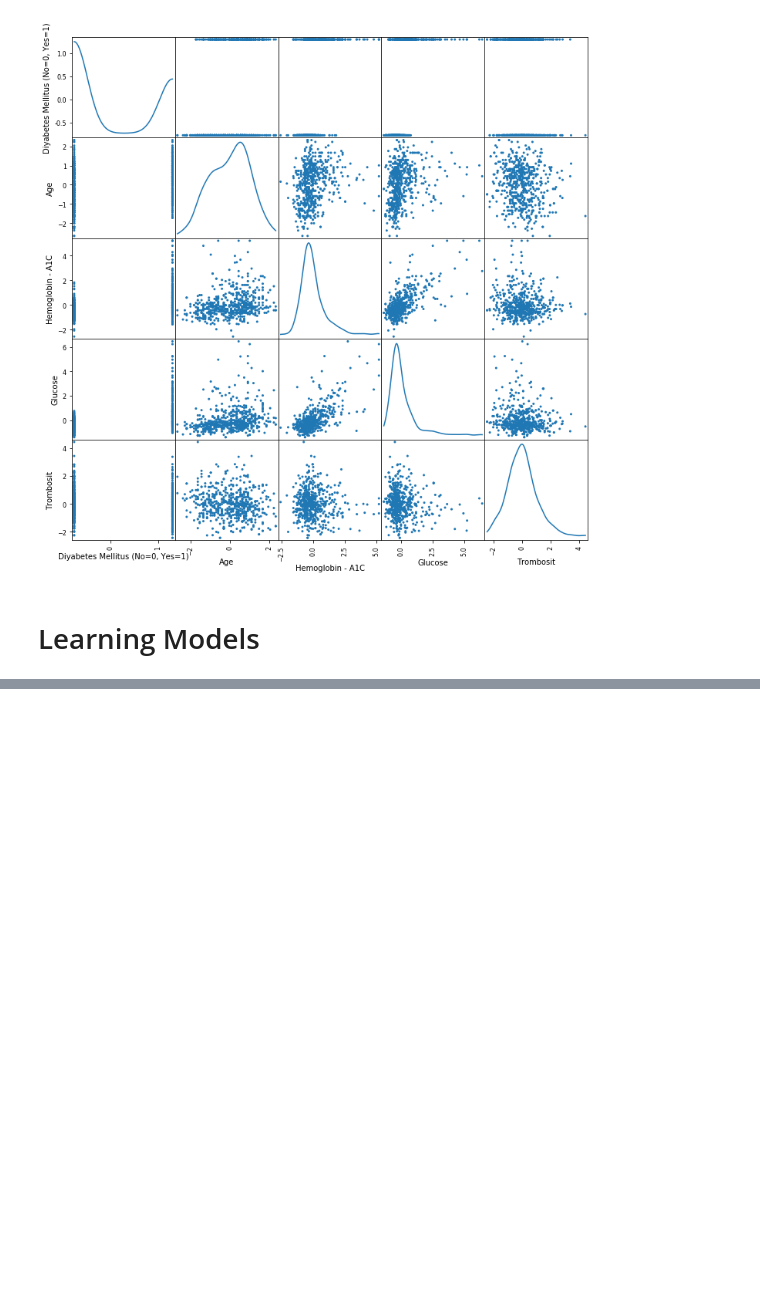
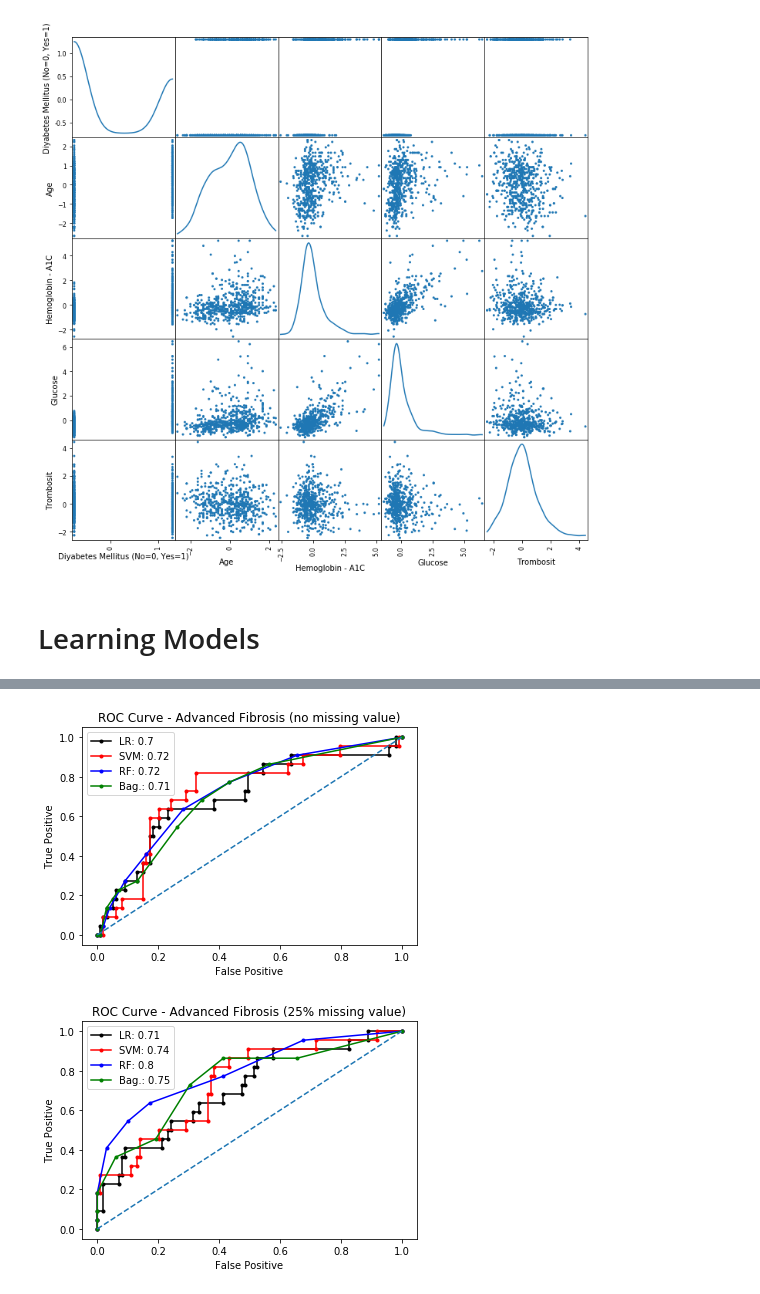
Before and after one commit to ali0jn/Nonalcoholic-Fatty-Liver-Disease, a Jupyter notebook: NAFLD.ipynb, the cells around one changed output, grey strips where cells are left out. Saved outputs shown, nothing was run; the diff lists cells and outputs as text; code cells hidden in the pictures; blank space fills up the shorter version.

```diff
--- a/NAFLD.ipynb
+++ b/NAFLD.ipynb
@@ -336,0 +284,6 @@ plot_roc_curve(X_train, y_train, X_test, y_test, 'ROC Curve - Advanced Fibrosis
+# %%
+plot_roc_curve(X_train_0, y_train_0, X_test_0, y_test_0, 'ROC Curve - Advanced Fibrosis (no missing value)')
+plot_roc_curve(X_train_1, y_train_1, X_test_1, y_test_1, 'ROC Curve - Advanced Fibrosis (25% missing value)')
+# %% [output]
+[figure, added]
+[figure, added]
```
Also changed, not shown: parts of 32 cells of this notebook.
